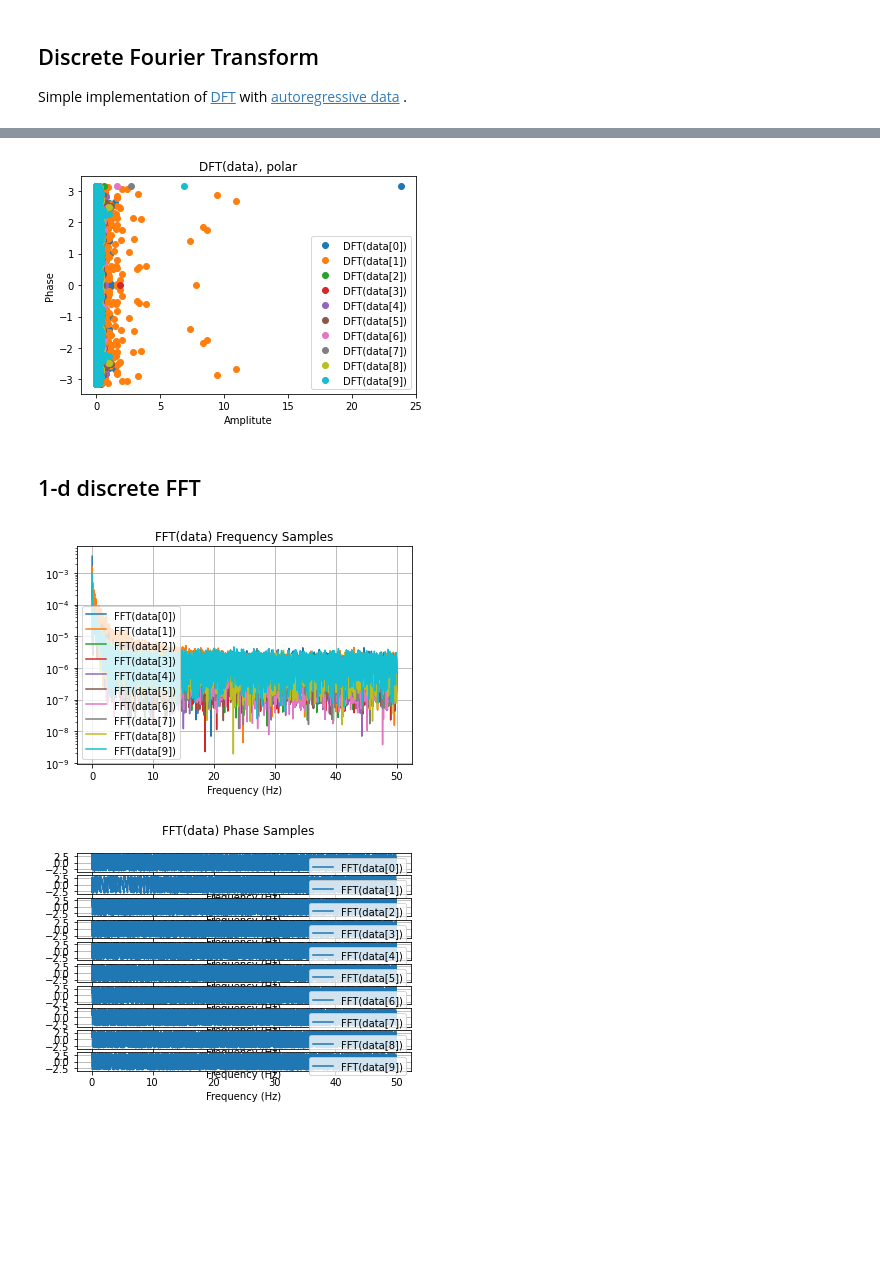
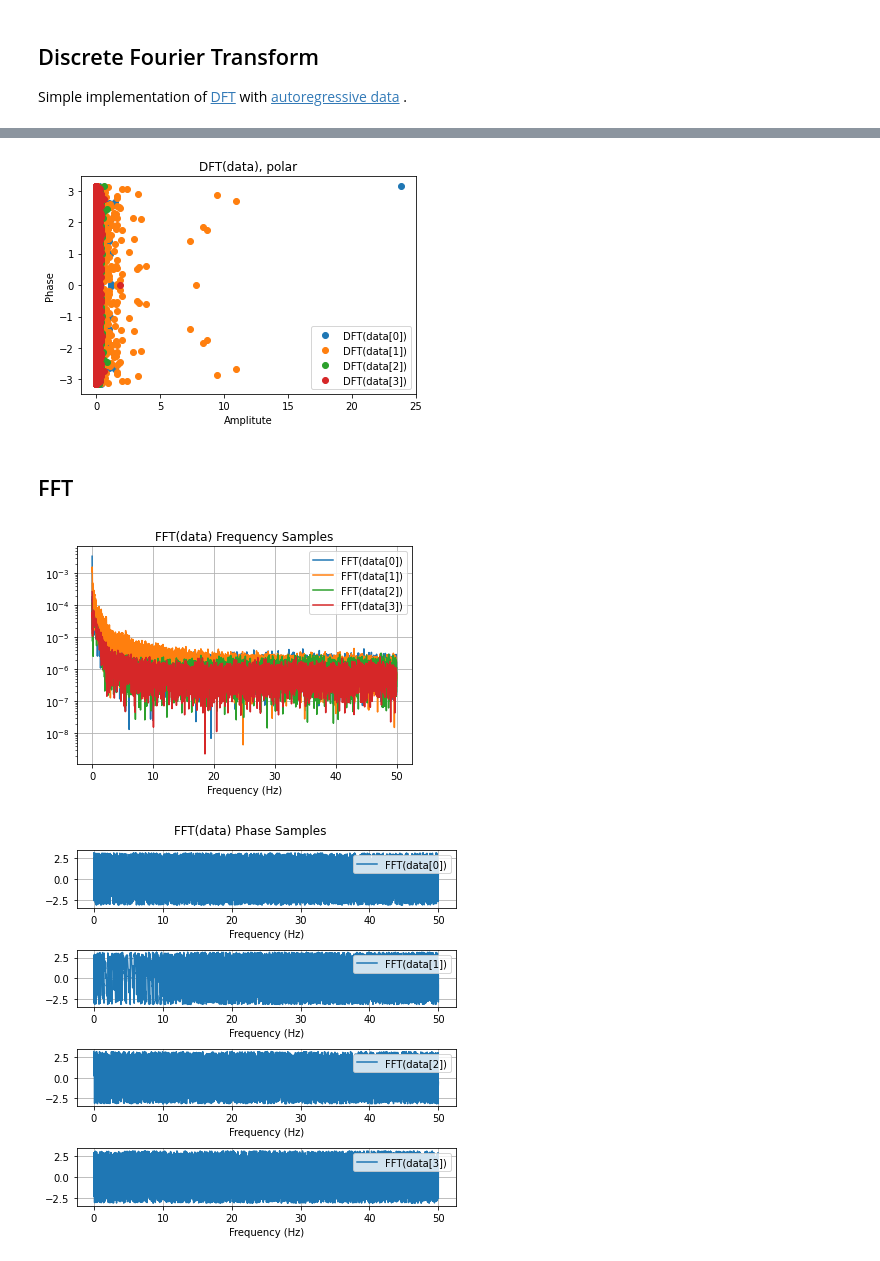
Before and after one commit to noamsgl/msc, a Jupyter notebook: notebooks/demos/discrete_fourier_transform_eeg.ipynb, the cells around one changed output, grey strips where cells are left out. Saved outputs shown, nothing was run; the diff lists cells and outputs as text; code cells hidden in the pictures; blank space fills up the shorter version.

```diff
--- a/notebooks/demos/discrete_fourier_transform_eeg.ipynb
+++ b/notebooks/demos/discrete_fourier_transform_eeg.ipynb
@@ -35,7 +32,7 @@ def get_eeg_data(T, fs, d):
     """
     data, times = raw_to_array(load_raw_seizure(package="surf30", patient="pat_92102", seizure_num=3), T, fs, d, return_times=True)
 
-    fig, axes = plt.subplots(d, figsize=(4, 2*d))
+    fig, axes = plt.subplots(d, figsize=(4, 1.5*d))
     fig.suptitle('Data')
     for chan_idx in range(d):
         axes[chan_idx].plot(times, data[chan_idx], label=f'chan {chan_idx}')
@@ -53,7 +50,7 @@ fs = 100
 # timestep (s)
 dt = 1/fs
 # Number of channels
-d = 10
+d = 4
 # Number of samples
 N = T * fs
 
@@ -106,9 +105,9 @@ plt.ylabel('Phase')
 plt.legend()
 plt.show()
 # %% [output]
-[figure, old version]
+[figure, new version]
 # %% [markdown]
-## 1-d discrete FFT
+## FFT
 # %%
 plt.title('FFT(data) Frequency Samples')
 xf = np.tile(fftfreq(N, dt), (d,1))[:, :N//2]
@@ -120,22 +119,22 @@ plt.grid()
 plt.legend()
 plt.show()
 # %% [output]
-[figure, old version]
+[figure, new version]
 # %%
 xf = np.tile(fftfreq(N, dt), (d,1))[:, :N//2]
 yf = fft(data)[:, :N//2]
 yf_r, yf_θ = z2polar(yf)
 
-fig, axes = plt.subplots(d)
+fig, axes = plt.subplots(d, figsize=(6, 1.5*d))
 fig.suptitle('FFT(data) Phase Samples')
 for chan_idx in np.arange(d):
     axes[chan_idx].plot(xf[chan_idx], yf_θ[chan_idx], label=f'FFT(data[{chan_idx}])')
     axes[chan_idx].set_xlabel('Frequency (Hz)')
     axes[chan_idx].grid()
     axes[chan_idx].legend(loc='upper right')
     # axes[chan_idx].set_ylabel('')
 fig.tight_layout()
 plt.legend(loc='upper right')
 plt.show()
 # %% [output]
-[figure, old version]
+[figure, new version]
```
Also changed, not shown: parts of 6 cells of this notebook, 2 other files.
